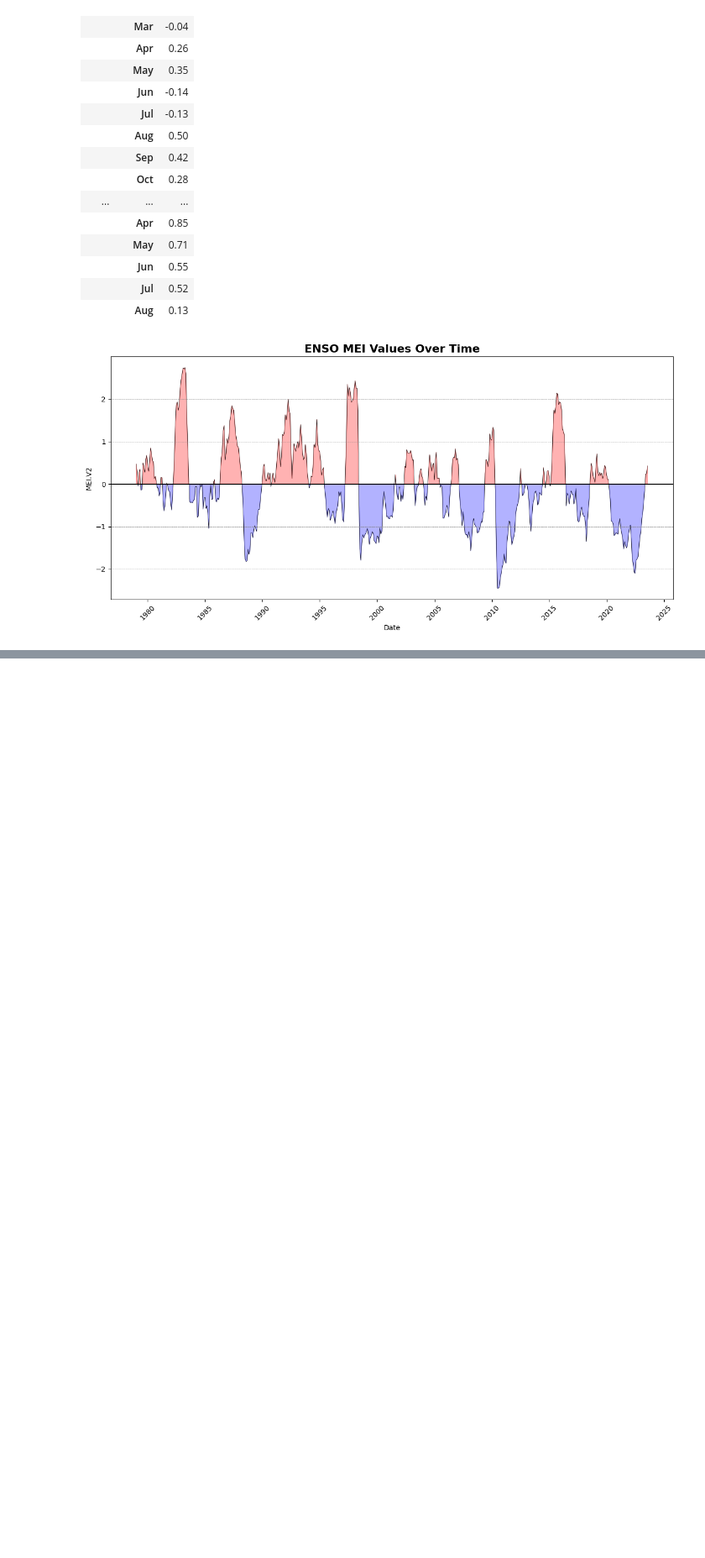
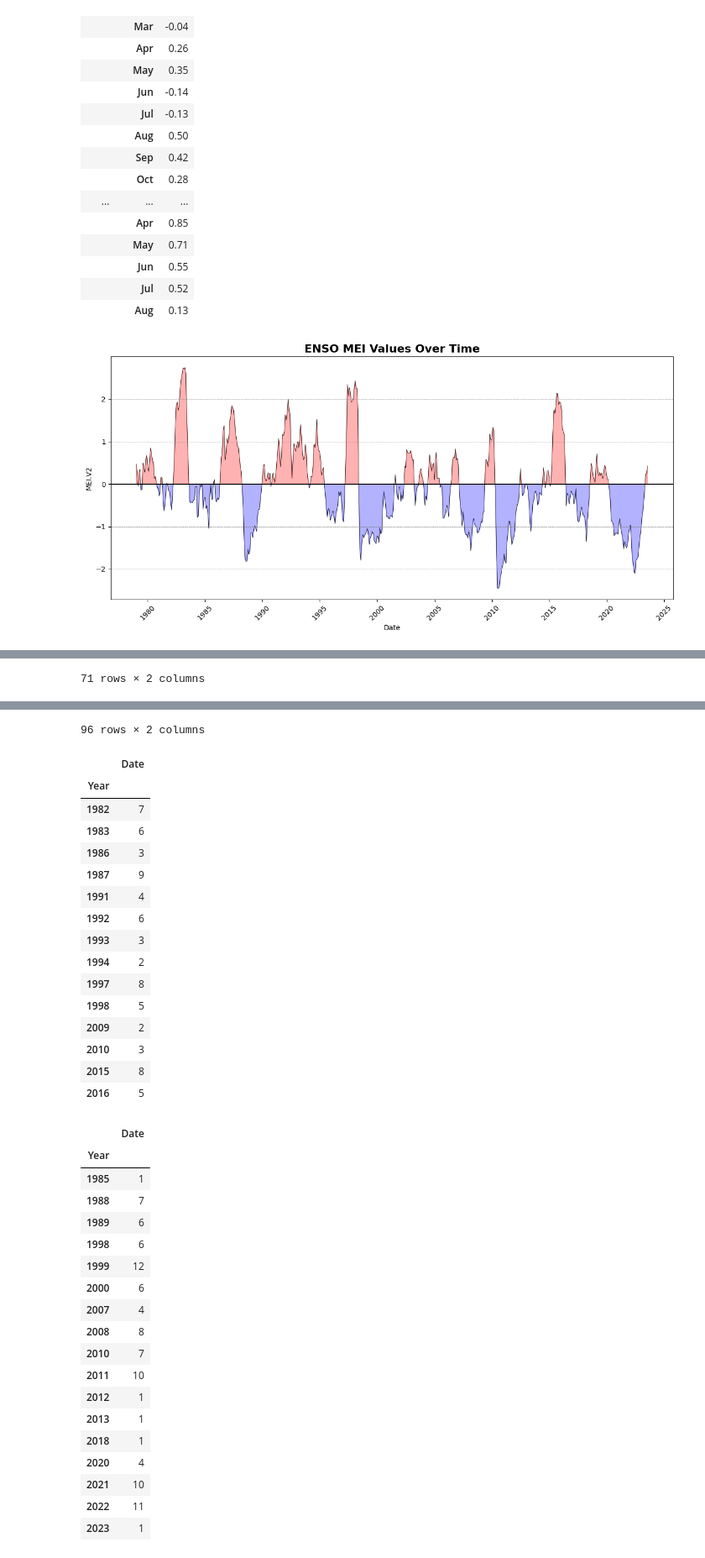
Before and after one commit to yannickpichardo/master_thesis, a Jupyter notebook: prelim_data.ipynb, the cells around one changed output, grey strips where cells are left out. Shown at 84% size. Cells and saved outputs as stored; diff of their text form; code cells hidden in the pictures; blank space fills up the shorter version.

```diff
--- a/prelim_data.ipynb
+++ b/prelim_data.ipynb
@@ -86,7 +86,7 @@ enso_mei_long.to_csv('enso_mei_long.csv')
 |  | Jul | 0.52 |
 |  | Aug | 0.13 |
 # %%
-enso_mei_long = pd.read_csv('enso_mei_long.csv')
+enso_mei_long = pd.read_csv('Data/enso_mei_long.csv')
 # Combine the Year and Month columns to create a new Date column
 enso_mei_long['Date'] = enso_mei_long['Year'].astype(str) + '-' + enso_mei_long['Month']
 # Convert the new Date column to datetime format
@@ -115,16 +115,43 @@ plt.axhspan(-1, 1, facecolor='white', alpha=0.2)
 # plt.axhspan(-3, -2, facecolor='blue', alpha=0.5)
 # plt.axhspan(-1, -2, facecolor='blue', alpha=0.3)
 # plt.axhspan(0, -1, facecolor='blue', alpha=0.1)
-
 #Create thick solid line through 0
 plt.axhline(y=0, color='black', linestyle='-', linewidth=1)
-
-
 #Fill line above 0 with light red
 plt.fill_between(enso_mei_long['Date'], enso_mei_long['MEI'], where=enso_mei_long['MEI'] >= 0, color='red', alpha=0.3)
 #Fill line below 0 with light blue
 plt.fill_between(enso_mei_long['Date'], enso_mei_long['MEI'], where=enso_mei_long['MEI'] <= 0, color='blue', alpha=0.3)
 plt.xticks(rotation=45)
 plt.tight_layout()
+#Save plot in Plots folder with full quality
+plt.savefig('Plots/enso_mei_long.png', dpi=300)
 # %% [output]
 [figure]
+# %%
+#Highlight El Nino and La Nina periods
+#Create empty list for El Nino and La Nina periods
+el_nino = []
+la_nina = []
+#Loop through each row in the dataframe
+for index, row in enso_mei_long.iterrows():
+    #If MEI value is greater than 1, append the date to the El Nino list
+    if row['MEI'] > 1:
+        el_nino.append(enso_mei_long.loc[index, 'Date'])
+    #If MEI value is less than -1, append the date to the La Nina list
+    elif row['MEI'] < -1:
+        la_nina.append(enso_mei_long.loc[index, 'Date'])
+#Create a dataframe for El Nino and La Nina periods
+el_nino = pd.DataFrame(el_nino, columns=['Date'])
+la_nina = pd.DataFrame(la_nina, columns=['Date'])
+#From data collect years which have continuous el nino or la nina periods
+el_nino['Year'] = el_nino['Date'].dt.year
+la_nina['Year'] = la_nina['Date'].dt.year
+#Group by year and count the number of El Nino and La Nina periods
+el_nino_grouped = el_nino.groupby('Year').count()
+la_nina_grouped = la_nina.groupby('Year').count()
+
+display(el_nino)
+display(la_nina)
+display(el_nino_grouped)
+display(la_nina_grouped)
+# %% [output]
@@ -130,0 +170 @@ plt.tight_layout()
+71 rows × 2 columns
@@ -130,0 +183,36 @@ plt.tight_layout()
+96 rows × 2 columns
+|  | Date |
+| Year |  |
+| 1982 | 7 |
+| 1983 | 6 |
+| 1986 | 3 |
+| 1987 | 9 |
+| 1991 | 4 |
+| 1992 | 6 |
+| 1993 | 3 |
+| 1994 | 2 |
+| 1997 | 8 |
+| 1998 | 5 |
+| 2009 | 2 |
+| 2010 | 3 |
+| 2015 | 8 |
+| 2016 | 5 |
+|  | Date |
+| Year |  |
+| 1985 | 1 |
+| 1988 | 7 |
+| 1989 | 6 |
+| 1998 | 6 |
+| 1999 | 12 |
+| 2000 | 6 |
+| 2007 | 4 |
+| 2008 | 8 |
+| 2010 | 7 |
+| 2011 | 10 |
+| 2012 | 1 |
+| 2013 | 1 |
+| 2018 | 1 |
+| 2020 | 4 |
+| 2021 | 10 |
+| 2022 | 11 |
+| 2023 | 1 |
```
Also changed, not shown: parts of 2 cells of this notebook, 1 other file.
